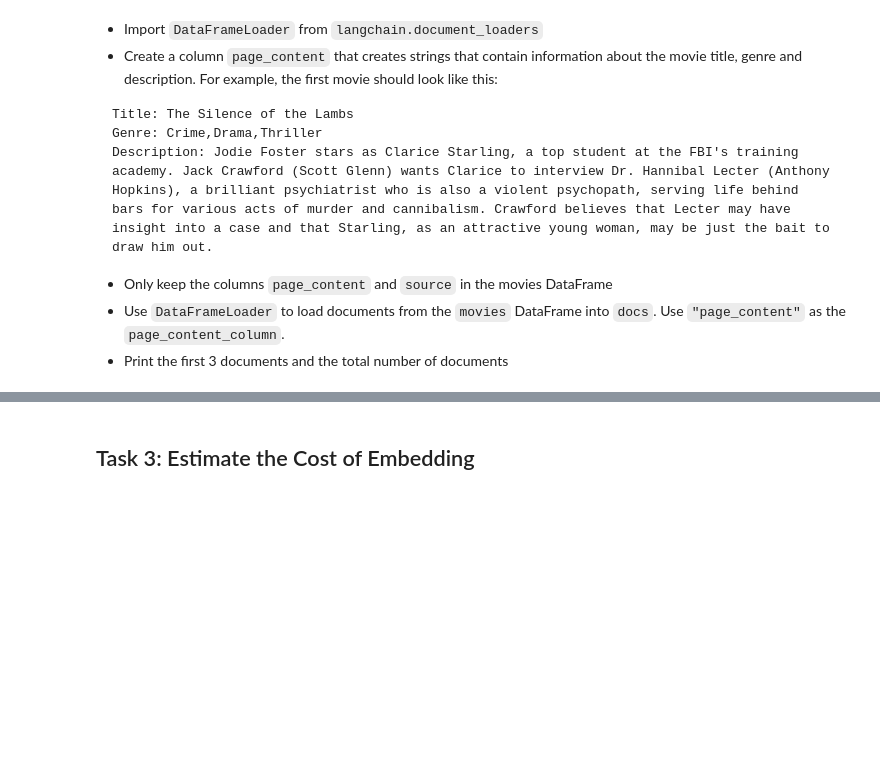
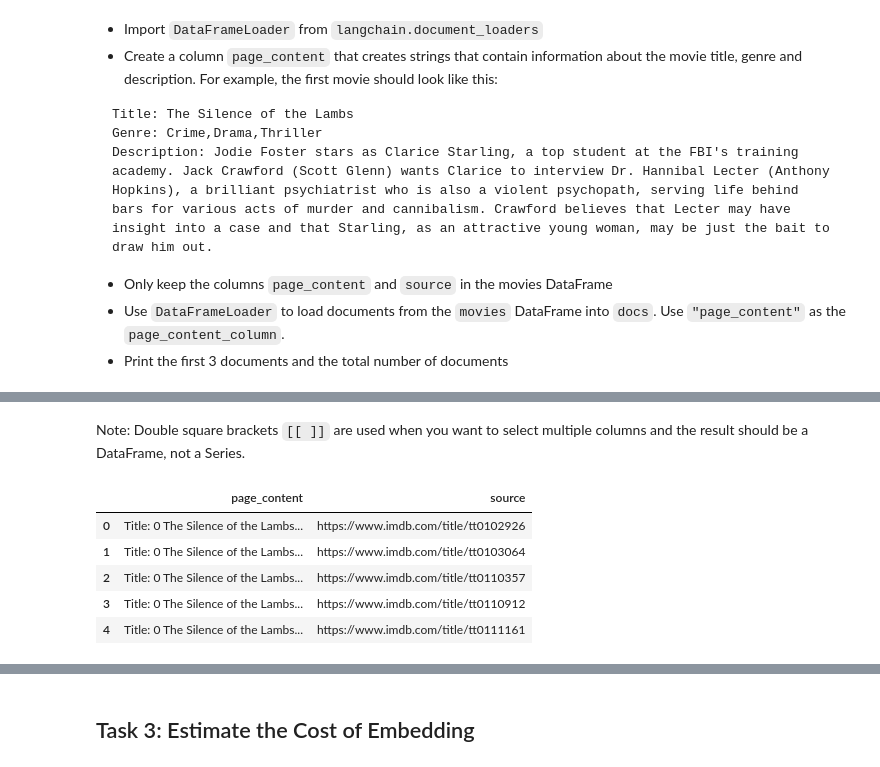
Before and after one commit to josemh301/openai-api-projects, a Jupyter notebook: Pinecone/Project 2 - RAGs for Movie Database/rag_movie_database.ipynb, the cells around one changed output, grey strips where cells are left out. Drawn from its saved outputs; the diff is of its cells as text; code cells hidden in the pictures; blank space fills up the shorter version.

```diff
--- a/Pinecone/Project 2 - RAGs for Movie Database/rag_movie_database.ipynb
+++ b/Pinecone/Project 2 - RAGs for Movie Database/rag_movie_database.ipynb
@@ -145,0 +192,15 @@ Description: Jodie Foster stars as Clarice Starling, a top student at the FBI's
+# %% [markdown]
+Note: Double square brackets `[[ ]]` are used when you want to select multiple columns and the result should be a DataFrame, not a Series.
+# %%
+# Drop all columns except for page_content and source, keep just the columns we need
+movies = movies[["page_content", "source"]]
+
+# pd.set_option('display.max_colwidth', None) #to show ful length of the content, just visual purposes
+display(movies.head())
+# %% [output]
+|  | page_content | source |
+| 0 | Title: 0 The Silence of the Lambs... | https://www.imdb.com/title/tt0102926 |
+| 1 | Title: 0 The Silence of the Lambs... | https://www.imdb.com/title/tt0103064 |
+| 2 | Title: 0 The Silence of the Lambs... | https://www.imdb.com/title/tt0110357 |
+| 3 | Title: 0 The Silence of the Lambs... | https://www.imdb.com/title/tt0110912 |
+| 4 | Title: 0 The Silence of the Lambs... | https://www.imdb.com/title/tt0111161 |
```
Also changed, not shown: parts of 5 cells of this notebook.
